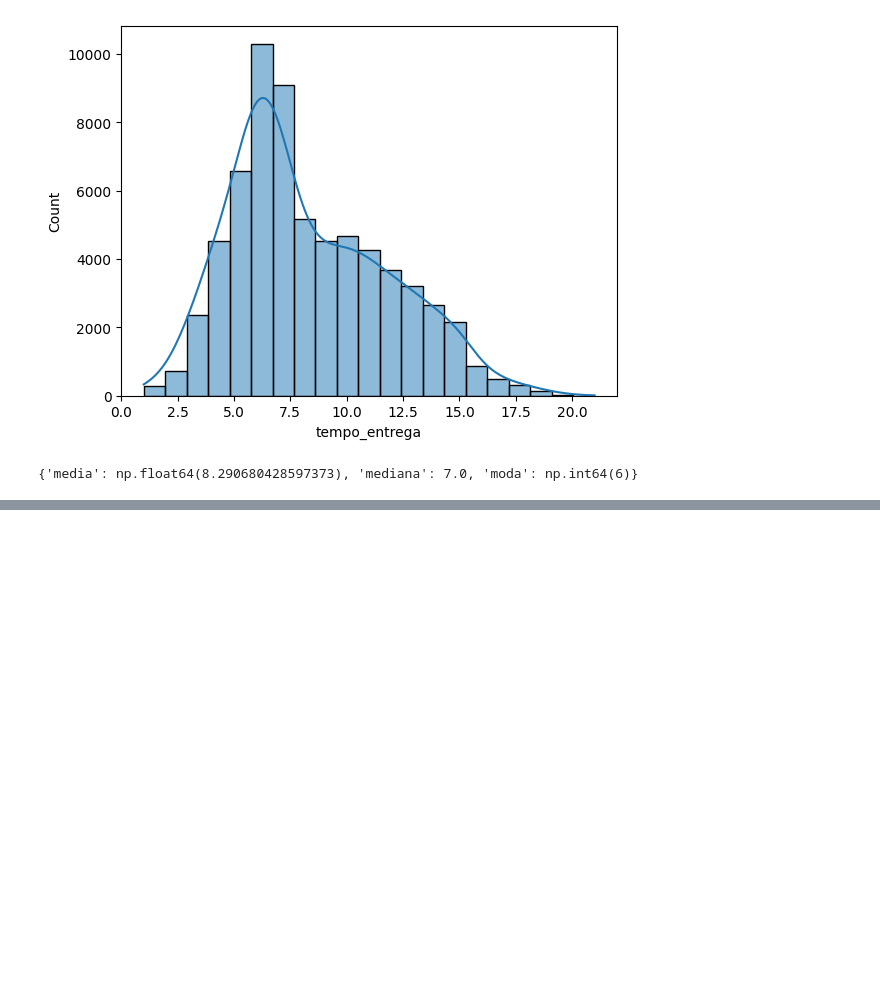
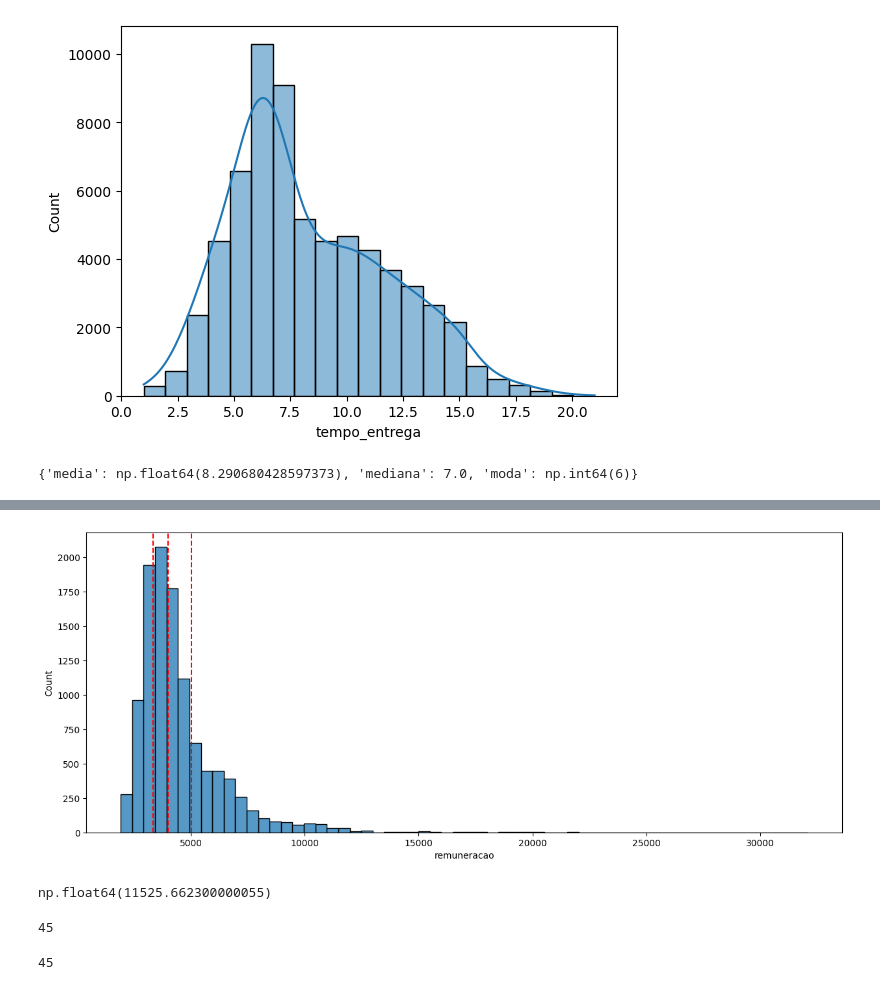
Before and after one commit to EmilyCarla/ONE_DataScience, a Jupyter notebook: EstatisticaComPython.ipynb, the cells around one changed output, grey strips where cells are left out. Drawn from its saved outputs; the diff is of its cells as text; code cells hidden in the pictures; blank space fills up the shorter version.

```diff
--- a/EstatisticaComPython.ipynb
+++ b/EstatisticaComPython.ipynb
@@ -456,0 +565,15 @@ resumo
+# %%
+plt.figure(figsize=(15, 6))
+sns.histplot(binwidth = 500, data=colaboradores, x='remuneracao')
+plt.axvline(quartis['Q1'], color='red', linestyle='dashed')
+plt.axvline(quartis['Q2'], color='red', linestyle='dashed')
+plt.axvline(quartis['Q3'], color='red', linestyle='dashed')
+
+plt.show()
+# %% [output]
+[figure, added]
+# %%
+percentil_99 = colaboradores['remuneracao'].quantile(0.99)
+percentil_99
+# %% [output]
+np.float64(11525.662300000055)
@@ -456,0 +582,12 @@ resumo
+# %%
+num_coordenadores = len(coordenadores)
+num_coordenadores
+# %% [output]
+45
+# %%
+coordenadores_alta_remuneracao = colaboradores[(colaboradores['cargo'] == 'Coordenador(a)') & (colaboradores['remuneracao'] > percentil_99)]
+
+num_coordenadores_alta_remuneracao = len(coordenadores_alta_remuneracao)
+num_coordenadores_alta_remuneracao
+# %% [output]
+45
```
Also changed, not shown: parts of 26 cells of this notebook.
